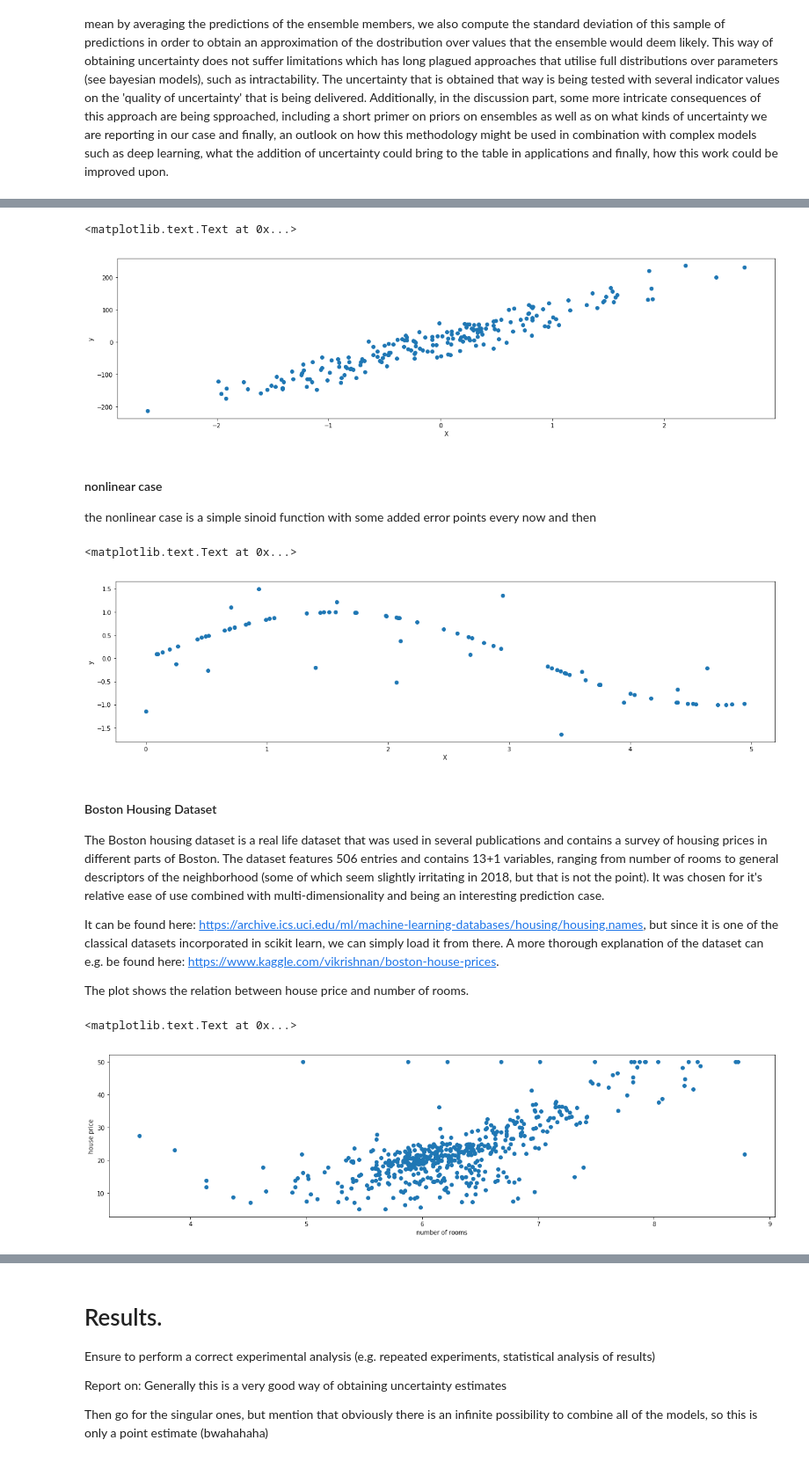
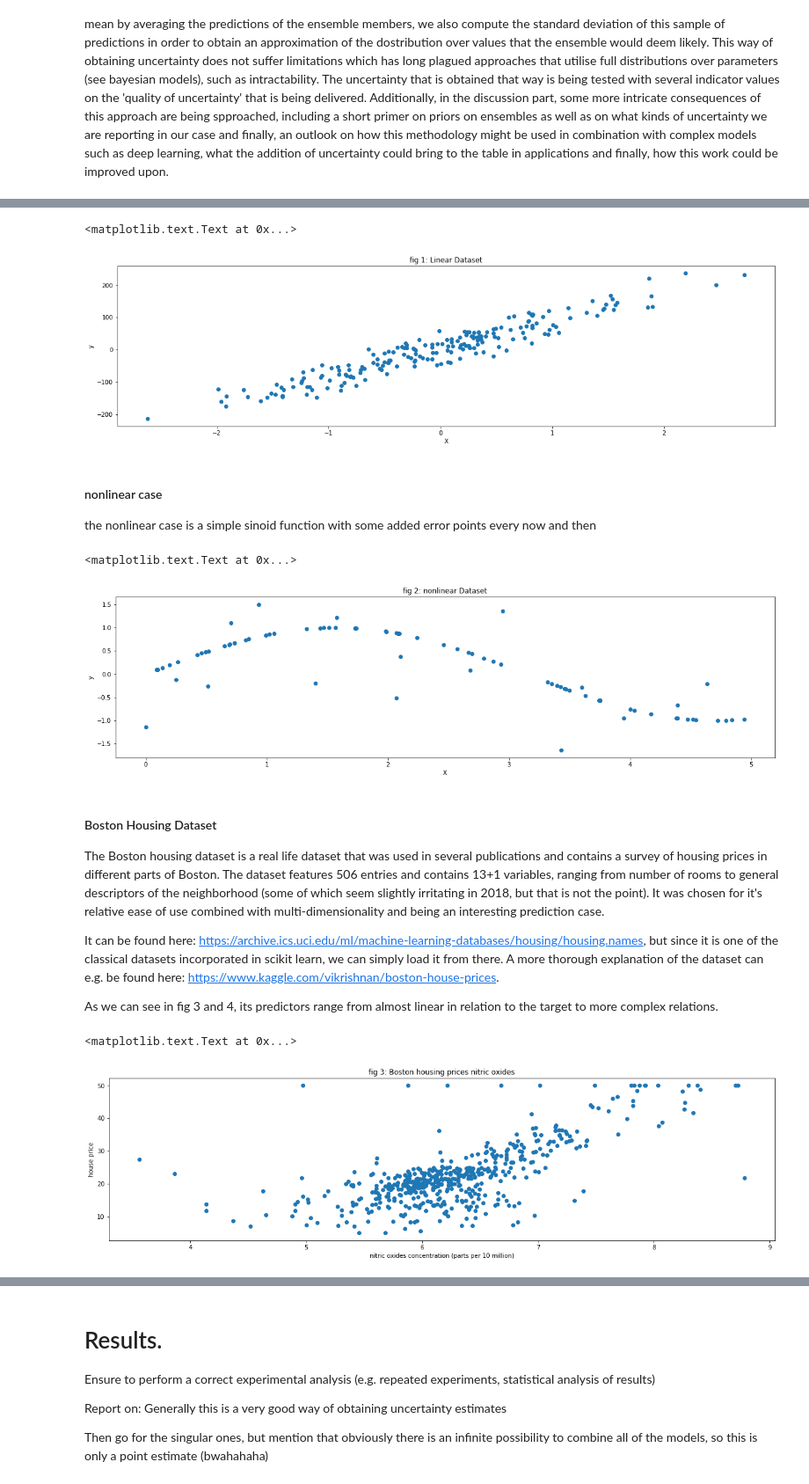
Before and after one commit to wooohoooo/natcompproj, a Jupyter notebook: Report.ipynb, the cells around one changed output, grey strips where cells are left out. Shown: that part at 88% size. Cells and saved outputs as stored; diff of their text form; code cells hidden in the pictures.

```diff
--- a/Report.ipynb
+++ b/Report.ipynb
@@ -227,9 +158,10 @@ X_train, X_test, y_train, y_test = train_test_split(X, y, test_size=0.33, random
 plt.scatter(X,y)
 plt.xlabel('X')
 plt.ylabel('y')
+plt.title('fig 1: Linear Dataset')
 # %% [output]
 <matplotlib.text.Text at 0x...>
-[figure, old version]
+[figure, new version]
 # %% [markdown]
 #### nonlinear case
 
@@ -243,24 +175,26 @@ y[::5] += 3 * (0.5 - rng.rand(16))
 plt.scatter(X,y)
 plt.xlabel('X')
 plt.ylabel('y')
+plt.title('fig 2: nonlinear Dataset')
 # %% [output]
 <matplotlib.text.Text at 0x...>
-[figure, old version]
+[figure, new version]
 # %% [markdown]
 #### Boston Housing Dataset
 The Boston housing dataset is a real life dataset that was used in several publications and contains a survey of housing prices in different parts of Boston. The dataset features 506 entries and contains 13+1 variables, ranging from number of rooms to general descriptors of the neighborhood (some of which seem slightly irritating in 2018, but that is not the point). It was chosen for it's relative ease of use combined with multi-dimensionality and being an interesting prediction case.
 
 It can be found here: https://archive.ics.uci.edu/ml/machine-learning-databases/housing/housing.names, but since it is one of the classical datasets incorporated in scikit learn, we can simply load it from there. A more thorough explanation of the dataset can e.g. be found here: https://www.kaggle.com/vikrishnan/boston-house-prices.
 
-The plot shows the relation between house price and number of rooms.
+As we can see in fig 3 and 4, its predictors range from almost linear in relation to the target to more complex relations.
 # %%
 boston = load_boston()
 y = boston.target
 X = boston.data
 
 plt.scatter(X[:,5],y)
 plt.ylabel('house price')
-plt.xlabel('number of rooms')
+plt.xlabel('nitric oxides concentration (parts per 10 million)')
+plt.title('fig 3: Boston housing prices nitric oxides')
 # %% [output]
 <matplotlib.text.Text at 0x...>
-[figure, old version]
+[figure, new version]
```
Also changed, not shown: parts of 8 cells of this notebook, 1 other file.
